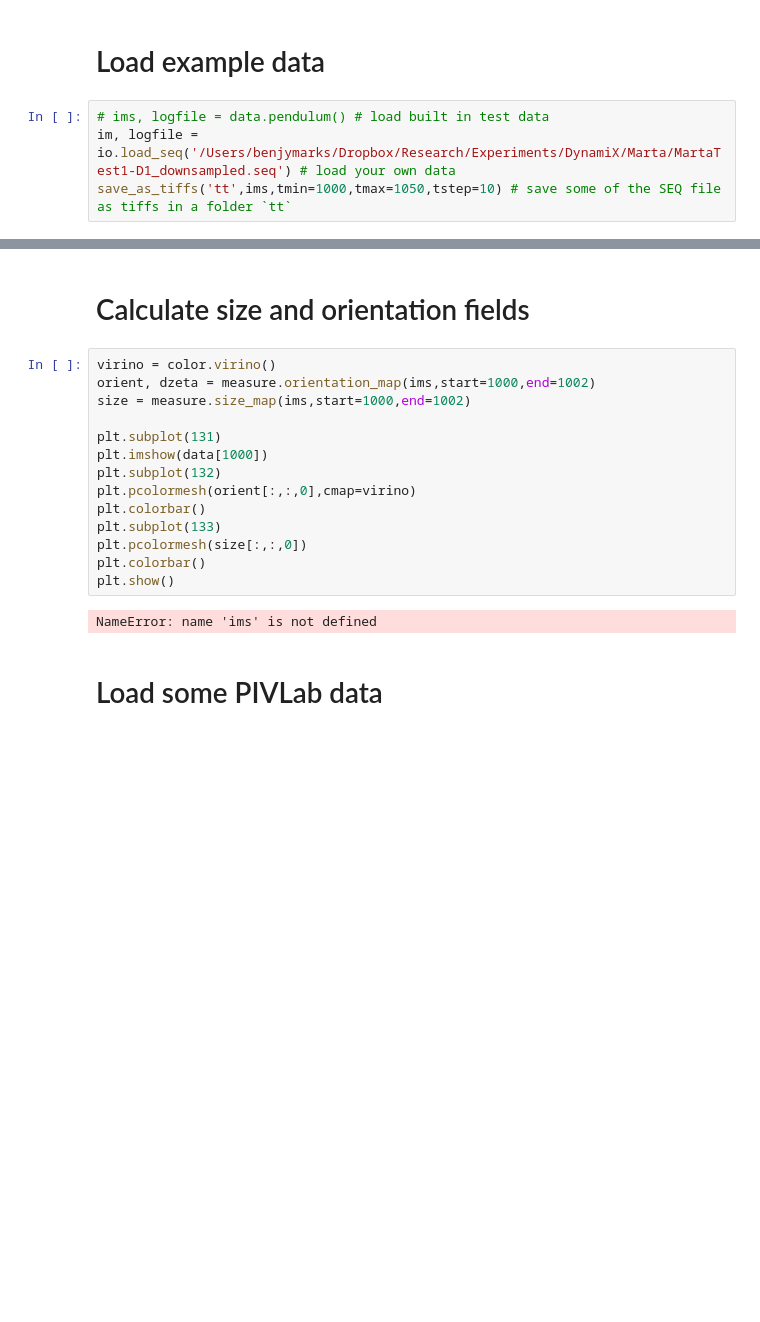
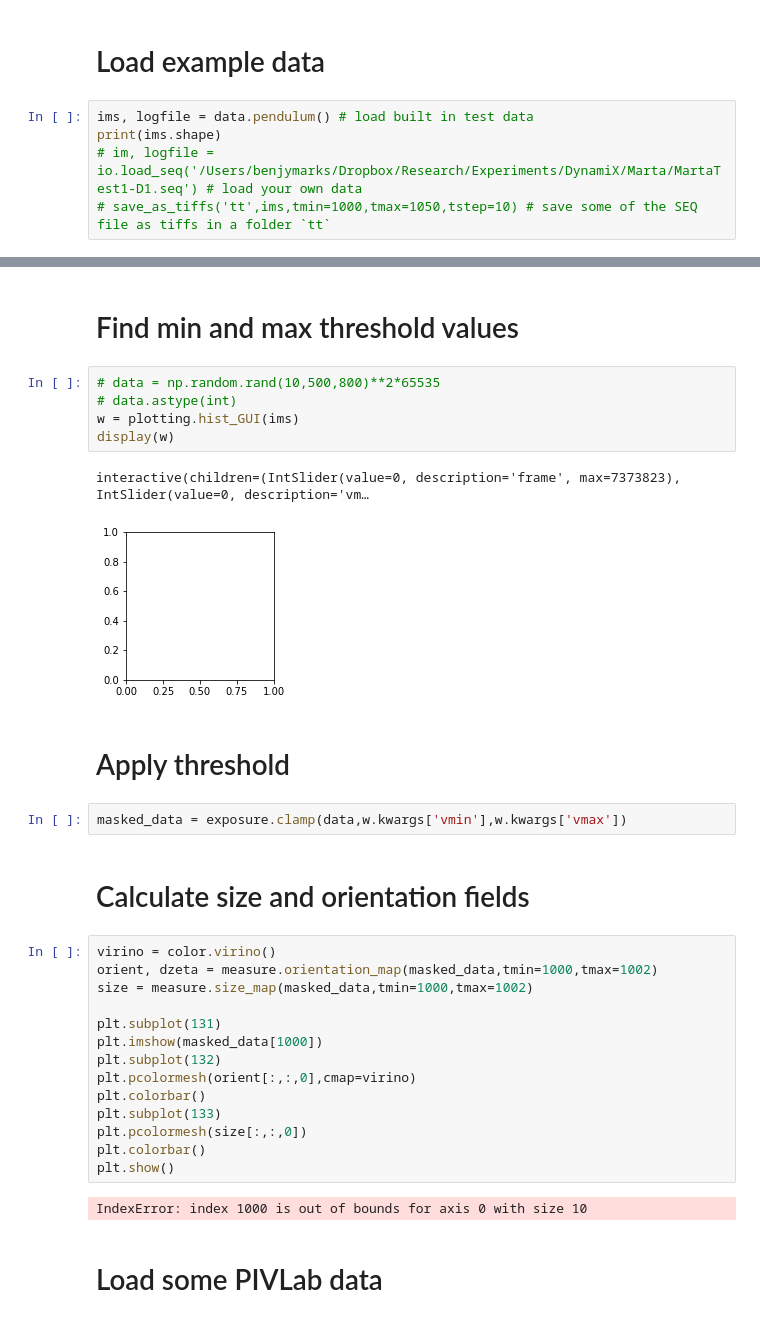
Before and after one commit to scigem/PynamiX, a Jupyter notebook: PynamiX Examples.ipynb, the cells around one changed output, grey strips where cells are left out. Drawn from its saved outputs; the diff is of its cells as text; blank space fills up the shorter version.

Commit message:
Added hist_GUI function

```diff
--- a/PynamiX Examples.ipynb
+++ b/PynamiX Examples.ipynb
@@ -5,7 +7,8 @@ from pynamix import io, data, measure, color
 # %% [markdown]
 # Load example data
 # %%
-# ims, logfile = data.pendulum() # load built in test data
-im, logfile = io.load_seq('/Users/benjymarks/Dropbox/Research/Experiments/DynamiX/Marta/MartaTest1-D1_downsampled.seq') # load your own data
-save_as_tiffs('tt',ims,tmin=1000,tmax=1050,tstep=10) # save some of the SEQ file as tiffs in a folder `tt`
+ims, logfile = data.pendulum() # load built in test data
+print(ims.shape)
+# im, logfile = io.load_seq('/Users/benjymarks/Dropbox/Research/Experiments/DynamiX/Marta/MartaTest1-D1.seq') # load your own data
+# save_as_tiffs('tt',ims,tmin=1000,tmax=1050,tstep=10) # save some of the SEQ file as tiffs in a folder `tt`
 # %% [output]
@@ -13,12 +17,26 @@ Exception: No log file found!
+# %% [markdown]
+# Find min and max threshold values
+# %%
+# data = np.random.rand(10,500,800)**2*65535
+# data.astype(int)
+w = plotting.hist_GUI(ims)
+display(w)
+# %% [output]
+interactive(children=(IntSlider(value=0, description='frame', max=7373823), IntSlider(value=0, description='vm…
+[figure, added]
+# %% [markdown]
+# Apply threshold
+# %%
+masked_data = exposure.clamp(data,w.kwargs['vmin'],w.kwargs['vmax'])
 # %% [markdown]
 # Calculate size and orientation fields
 # %%
 virino = color.virino()
-orient, dzeta = measure.orientation_map(ims,start=1000,end=1002)
-size = measure.size_map(ims,start=1000,end=1002)
+orient, dzeta = measure.orientation_map(masked_data,tmin=1000,tmax=1002)
+size = measure.size_map(masked_data,tmin=1000,tmax=1002)
 
 plt.subplot(131)
-plt.imshow(data[1000])
+plt.imshow(masked_data[1000])
 plt.subplot(132)
 plt.pcolormesh(orient[:,:,0],cmap=virino)
 plt.colorbar()
@@ -27,7 +45,7 @@ plt.pcolormesh(size[:,:,0])
 plt.colorbar()
 plt.show()
 # %% [output]
-NameError: name 'ims' is not defined
+IndexError: index 1000 is out of bounds for axis 0 with size 10
 # %% [markdown]
 # Load some PIVLab data
 # %%
```
Also changed, not shown: parts of 2 cells of this notebook, 4 other files.
